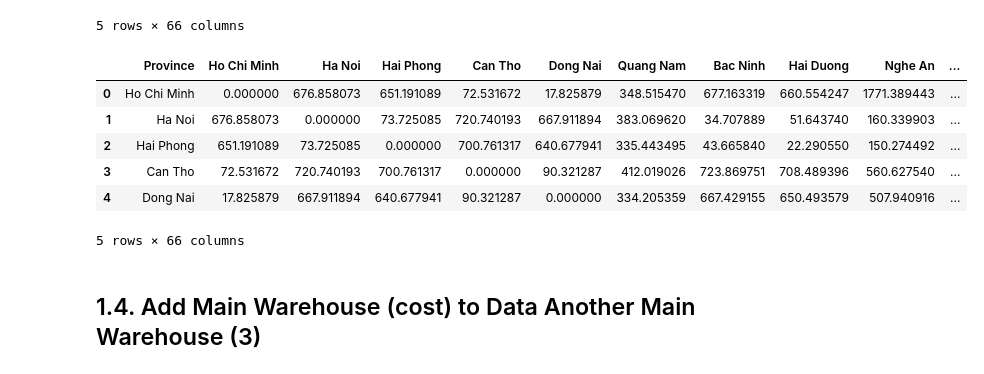
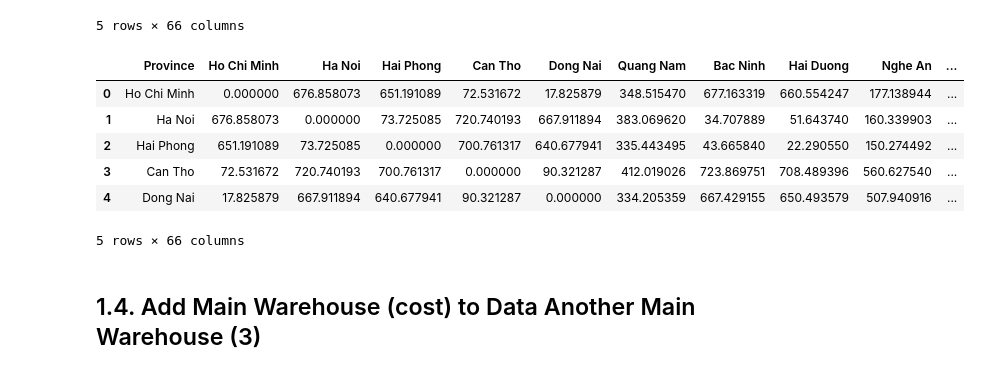
Before and after one commit to tuanlda78202/TP, a Jupyter notebook: Official/A_star/Final_AStar.ipynb, the cells around one changed output. Saved outputs shown, nothing was run; the diff lists cells and outputs as text; code cells hidden in the pictures.

Commit message:
fix: cost

```diff
--- a/Official/A_star/Final_AStar.ipynb
+++ b/Official/A_star/Final_AStar.ipynb
@@ -88,32 +93,32 @@ df.head()
 # %%
 # DO NOT USE TWICE
 # Find id mw
 (id_north, id_central, id_south) = (0,0,0)
 
 for index in range(len(Province)):
     if Province[index] == mw_north:
         id_north += index
     elif Province[index] == mw_central:
         id_central += index
     elif Province[index] == mw_south:
         id_south += index
 
-# Cost plane = (Distance / 80) * 160 = (120 * Distance_Truck) / 35
+# Cost plane = (Distance / 800) * 160 = (12 * Distance_Truck) / 35
 # North
-df.iloc[id_north, id_central+1] = (df.iloc[id_north, id_central+1] * 120) / 35
-df.iloc[id_north, id_south+1] = (df.iloc[id_north, id_south+1] * 120) / 35
+df.iloc[id_north, id_central+1] = (df.iloc[id_north, id_central+1] * 12) / 35
+df.iloc[id_north, id_south+1] = (df.iloc[id_north, id_south+1] * 12) / 35
 # Central
-df.iloc[id_central, id_north+1] = (df.iloc[id_central, id_north+1] * 120) / 35
-df.iloc[id_central, id_south+1] = (df.iloc[id_central, id_south+1] * 120) / 35
+df.iloc[id_central, id_north+1] = (df.iloc[id_central, id_north+1] * 12) / 35
+df.iloc[id_central, id_south+1] = (df.iloc[id_central, id_south+1] * 12) / 35
 # South
-df.iloc[id_south, id_north+1] = (df.iloc[id_south, id_north+1] * 120) / 35
-df.iloc[id_south, id_central+1] = (df.iloc[id_south, id_central+1] * 120) / 35
+df.iloc[id_south, id_north+1] = (df.iloc[id_south, id_north+1] * 12) / 35
+df.iloc[id_south, id_central+1] = (df.iloc[id_south, id_central+1] * 12) / 35
 
 # Check convert data to cost
 df.head()
 # %% [output]
 |  | Province | Ho Chi Minh | Ha Noi | Hai Phong | Can Tho | Dong Nai | Quang Nam | Bac Ninh | Hai Duong | Nghe An | ... |
-| 0 | Ho Chi Minh | 0.000000 | 676.858073 | 651.191089 | 72.531672 | 17.825879 | 348.515470 | 677.163319 | 660.554247 | 1771.389443 | ... |
+| 0 | Ho Chi Minh | 0.000000 | 676.858073 | 651.191089 | 72.531672 | 17.825879 | 348.515470 | 677.163319 | 660.554247 | 177.138944 | ... |
 | 1 | Ha Noi | 676.858073 | 0.000000 | 73.725085 | 720.740193 | 667.911894 | 383.069620 | 34.707889 | 51.643740 | 160.339903 | ... |
 | 2 | Hai Phong | 651.191089 | 73.725085 | 0.000000 | 700.761317 | 640.677941 | 335.443495 | 43.665840 | 22.290550 | 150.274492 | ... |
 | 3 | Can Tho | 72.531672 | 720.740193 | 700.761317 | 0.000000 | 90.321287 | 412.019026 | 723.869751 | 708.489396 | 560.627540 | ... |
```
Also changed, not shown: parts of 5 cells of this notebook, 3 other files.
